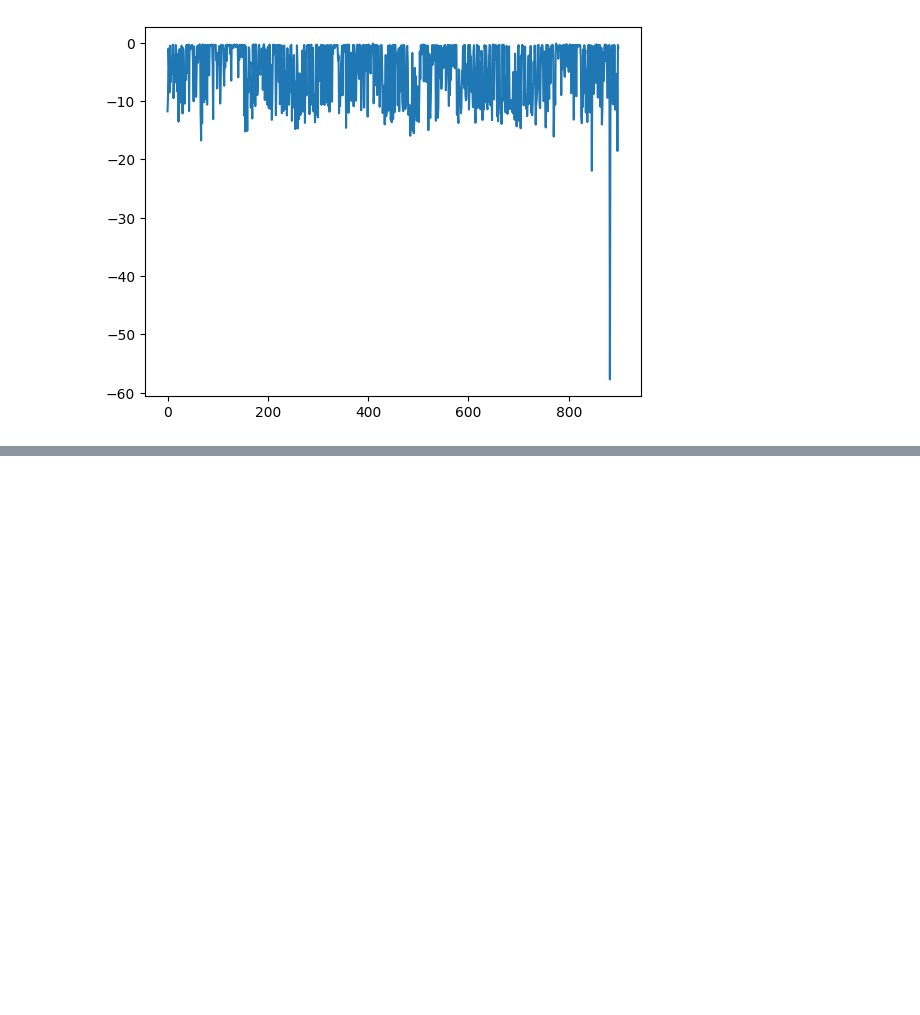
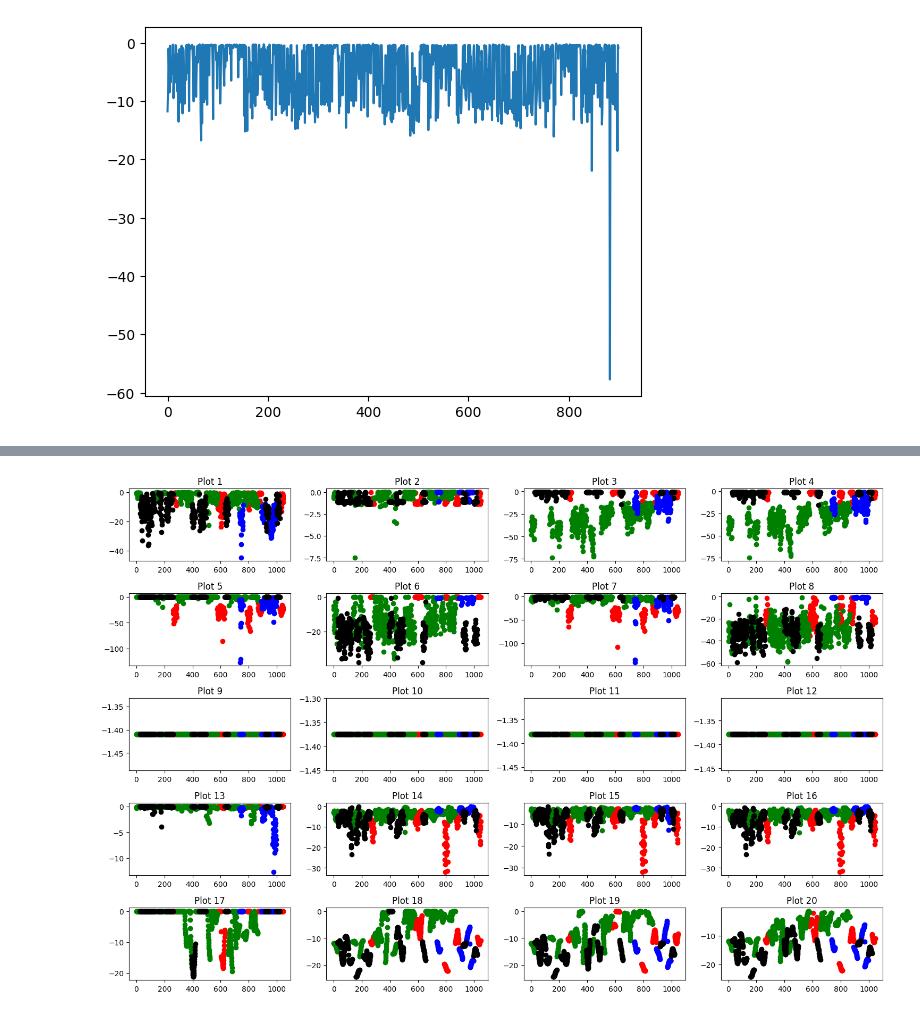
Before and after one commit to Anais-Y/restart, a Jupyter notebook: visualisation/6_cluster.ipynb, the cells around one changed output, grey strips where cells are left out. Cells and saved outputs as stored; diff of their text form; code cells hidden in the pictures; blank space fills up the shorter version.

```diff
--- a/visualisation/6_cluster.ipynb
+++ b/visualisation/6_cluster.ipynb
@@ -164,0 +188,30 @@ plt.show()
+# %%
+rows = 5
+cols = 4
+
+# 创建一个图形和一组子图
+fig, axes = plt.subplots(nrows=rows, ncols=cols, figsize=(15, 10))
+
+labels_plt = labels[:]
+colors = ['red', 'green', 'blue', 'black']
+labels_dict = {0: 'LALV', 1: 'LAHV', 2: 'HALV', 3: 'HAHV'}
+
+point_colors = [colors[label] for label in labels]
+
+# 循环遍历所有子图
+for i in range(rows):
+    for j in range(cols):
+        ax = axes[i, j]
+        data = data_feats[:, i*cols+j]
+        for label in np.unique(labels_plt):
+            # 找到每个类别中有效的点
+            indices = np.where((labels_plt == label) )
+            ax.scatter(indices, data[indices], color=colors[label], label=labels_dict[label])
+        ax.set_title(f'Plot {i*cols + j + 1}')
+        # ax.grid(True)
+
+# 调整每个子图的间距
+plt.tight_layout()
+plt.show()
+# %% [output]
+[figure, added]
```
Also changed, not shown: parts of 5 cells of this notebook, 16 other files.
